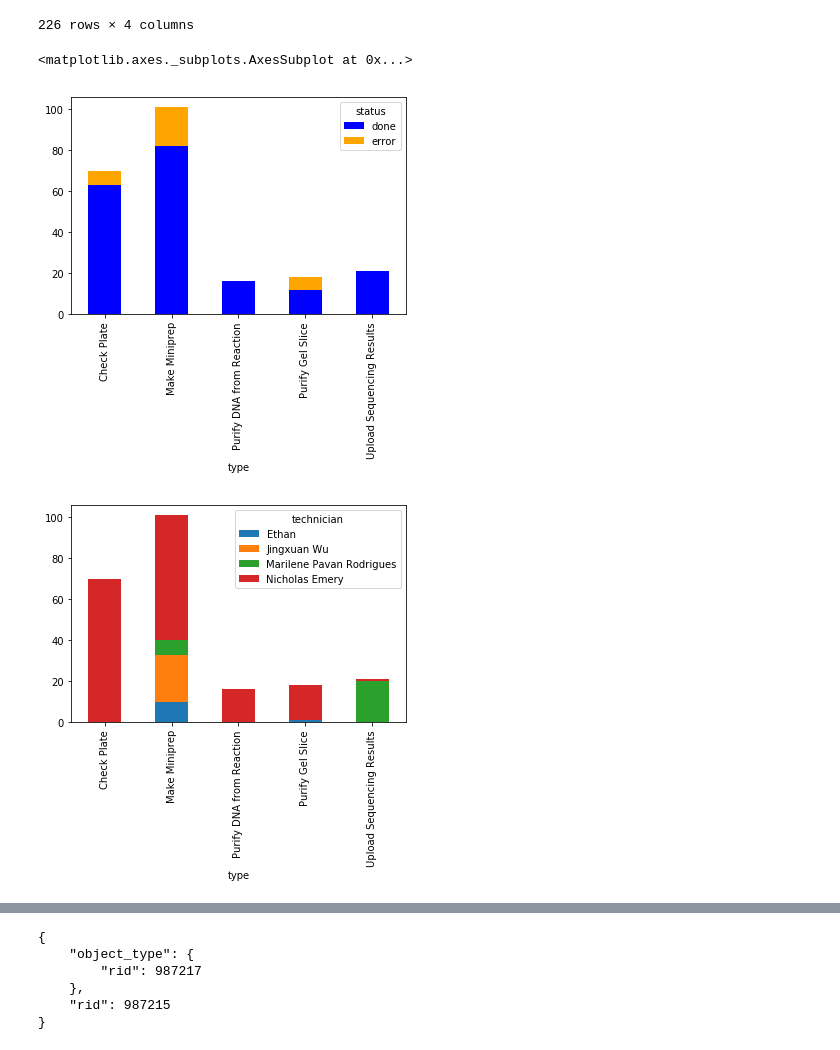
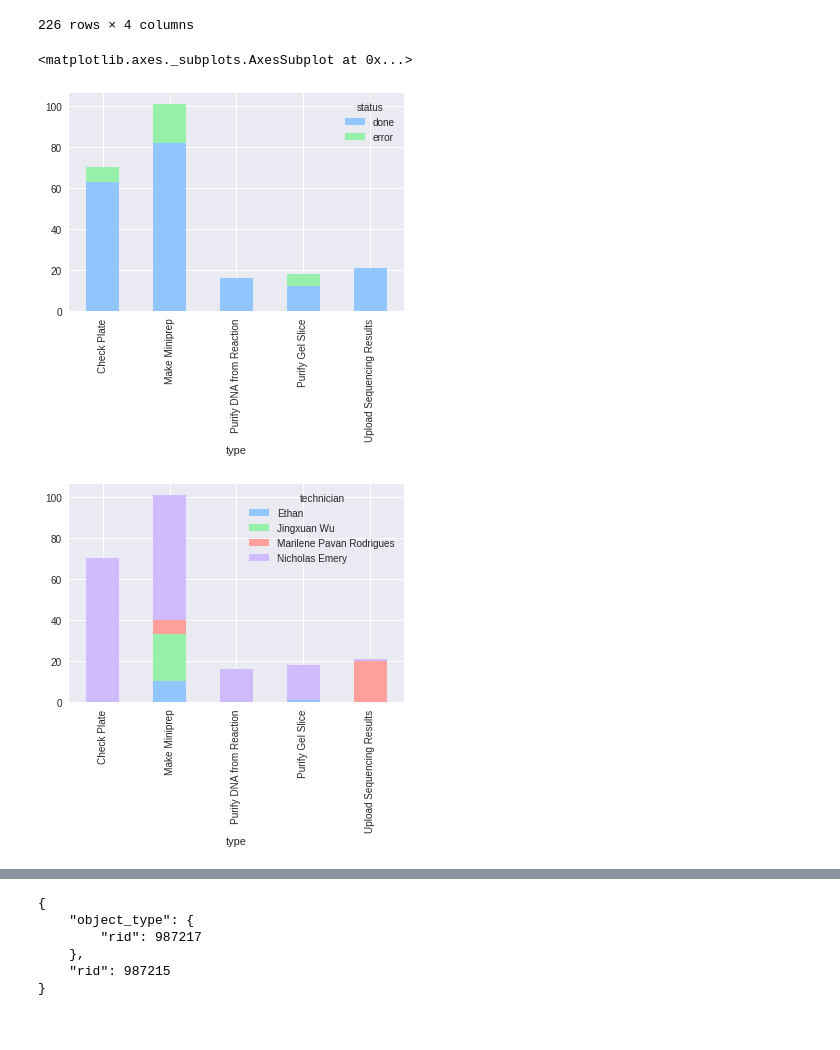
Before and after one commit to emernic/DLN-data-collector, a Jupyter notebook: Data-collection.ipynb, the cells around one changed output, grey strips where cells are left out. Drawn from its saved outputs; the diff is of its cells as text; code cells hidden in the pictures.

```diff
--- a/Data-collection.ipynb
+++ b/Data-collection.ipynb
@@ -22,6 +23,7 @@ pd.set_option('display.width', 500)
 pd.set_option('display.max_columns', 100)
 pd.set_option('display.notebook_repr_html', True)
 import seaborn as sns #sets up styles and gives us more plotting options
+plt.style.use('seaborn-white')
 # %%
 s = AqSession("Nick", "25Me4qvvvv", "http://54.190.2.203")
 s.set_timeout(60)
@@ -230,32 +232,32 @@ df_with_names
 226 rows × 4 columns
 # %%
 df2 = df_with_names.groupby(['type', 'status'])['type'].count().unstack('status').fillna(0)
-df2[['done', 'error']].plot(kind='bar', stacked=True, color=['b', 'orange'])
+df2[['done', 'error']].plot(kind='bar', stacked=True)
 
 df3 = df_with_names.groupby(['type', 'technician'])['type'].count().unstack('technician').fillna(0)
 df3.plot(kind='bar', stacked=True)
 
 # # create 3 data sets with 1,000 samples
 # mu, sigma = 200, 25
 # x = mu + sigma*np.random.randn(1000,3)
 
 # #Stack the data
 # plt.figure()
 # n, bins, patches = plt.hist(x, 30, stacked=True, normed = True)
 # plt.show()
 
 # ##Continued from above
 # ###Now as three separate arrays
 # x1 = mu + sigma*np.random.randn(990,1)
 # x2 = mu + sigma*np.random.randn(980,1)
 # x3 = mu + sigma*np.random.randn(1000,1)
 
 # #Stack the data
 # plt.figure()
 # plt.hist([x1,x2,x3], bins, stacked=True, normed = True)
 # plt.show()
 # %% [output]
 <matplotlib.axes._subplots.AxesSubplot at 0x...>
-[figure, old version]
+[figure, new version]
-[figure, old version]
+[figure, new version]
 # %%
```
Also changed, not shown: parts of 13 cells of this notebook.
